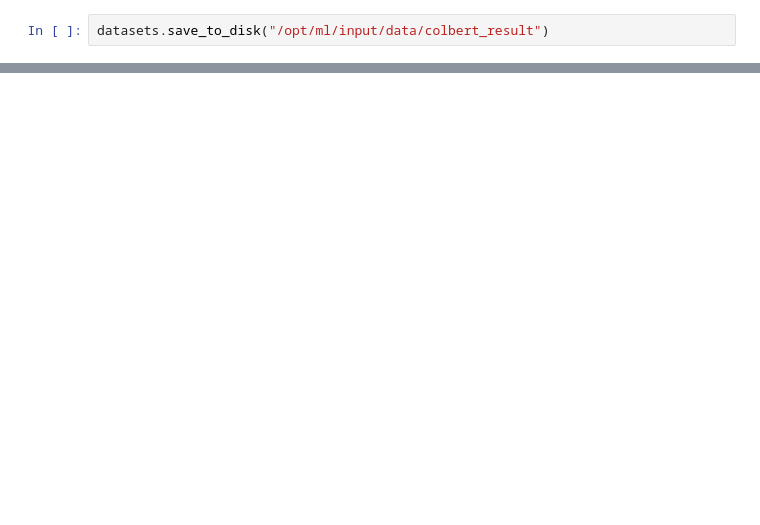
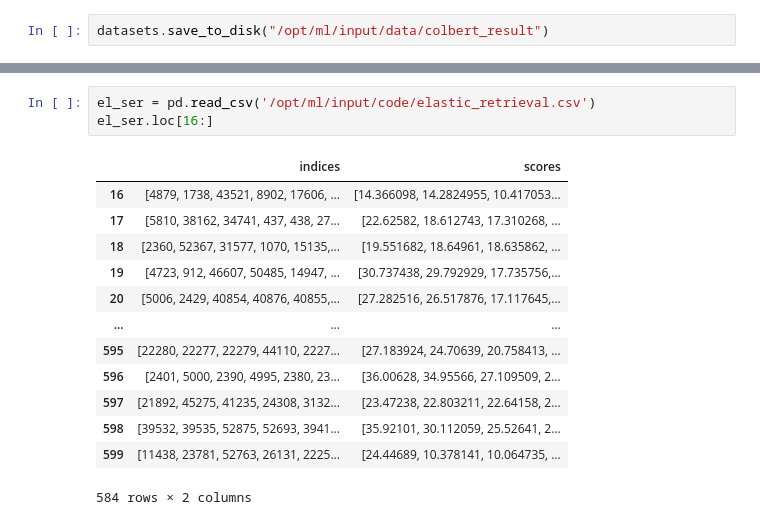
Before and after one commit to boostcampaitech3/level2-mrc-level2-nlp-11, a Jupyter notebook: input/code/colbert/make_colbert_result.ipynb, the cells around one changed output, grey strips where cells are left out. Drawn from its saved outputs; the diff is of its cells as text; blank space fills up the shorter version.

```diff
--- a/input/code/colbert/make_colbert_result.ipynb
+++ b/input/code/colbert/make_colbert_result.ipynb
@@ -50,0 +262,17 @@ datasets = load_from_disk("/opt/ml/input/data/colbert_result")
+# %%
+el_ser = pd.read_csv('/opt/ml/input/code/elastic_retrieval.csv')
+el_ser.loc[16:]
+# %% [output]
+|  | indices | scores |
+| 16 | [4879, 1738, 43521, 8902, 17606, ... | [14.366098, 14.2824955, 10.417053... |
+| 17 | [5810, 38162, 34741, 437, 438, 27... | [22.62582, 18.612743, 17.310268, ... |
+| 18 | [2360, 52367, 31577, 1070, 15135,... | [19.551682, 18.64961, 18.635862, ... |
+| 19 | [4723, 912, 46607, 50485, 14947, ... | [30.737438, 29.792929, 17.735756,... |
+| 20 | [5006, 2429, 40854, 40876, 40855,... | [27.282516, 26.517876, 17.117645,... |
+| ... | ... | ... |
+| 595 | [22280, 22277, 22279, 44110, 2227... | [27.183924, 24.70639, 20.758413, ... |
+| 596 | [2401, 5000, 2390, 4995, 2380, 23... | [36.00628, 34.95566, 27.109509, 2... |
+| 597 | [21892, 45275, 41235, 24308, 3132... | [23.47238, 22.803211, 22.64158, 2... |
+| 598 | [39532, 39535, 52875, 52693, 3941... | [35.92101, 30.112059, 25.52641, 2... |
+| 599 | [11438, 23781, 52763, 26131, 2225... | [24.44689, 10.378141, 10.064735, ... |
+584 rows × 2 columns
```
Also changed, not shown: parts of 27 cells of this notebook, 7 other files.
